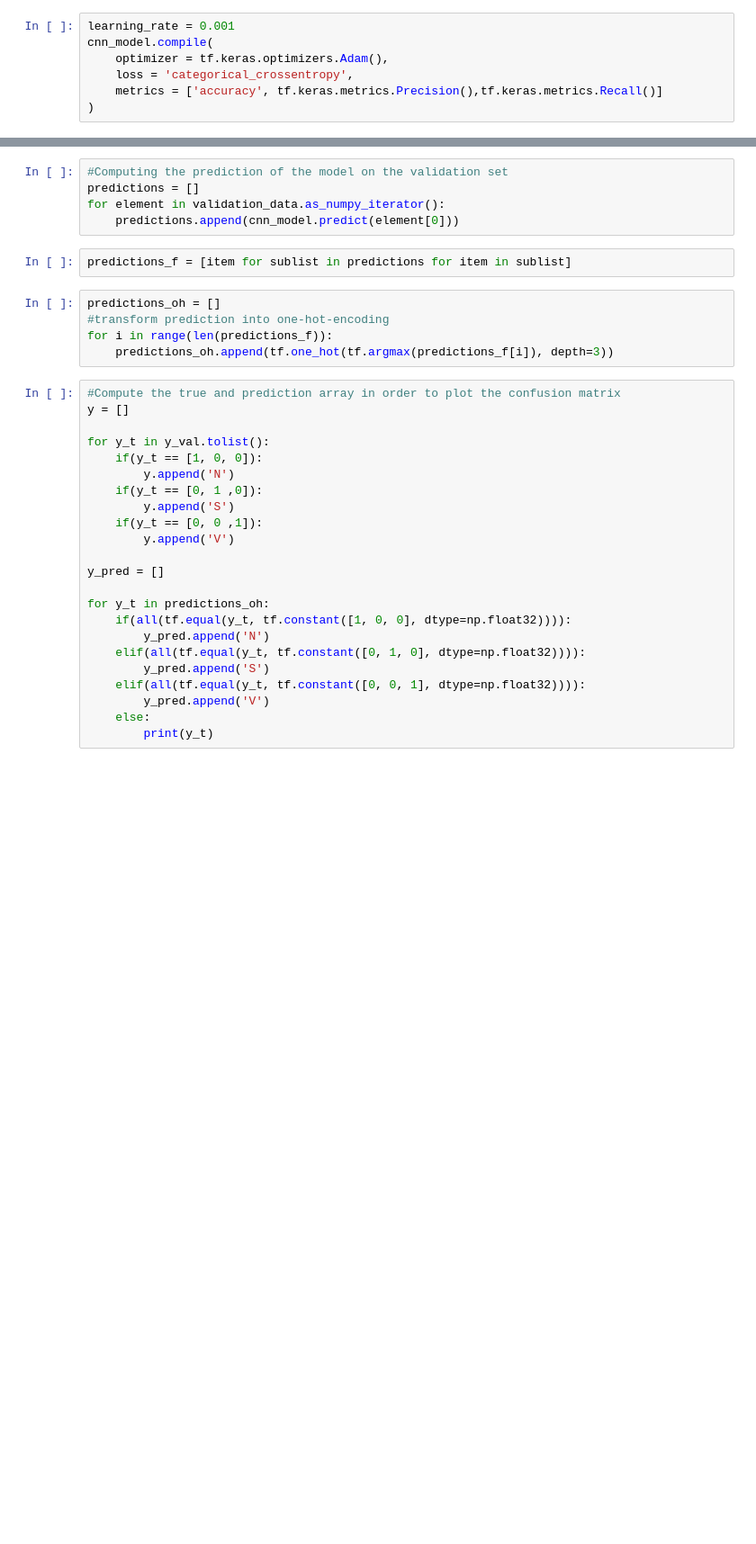
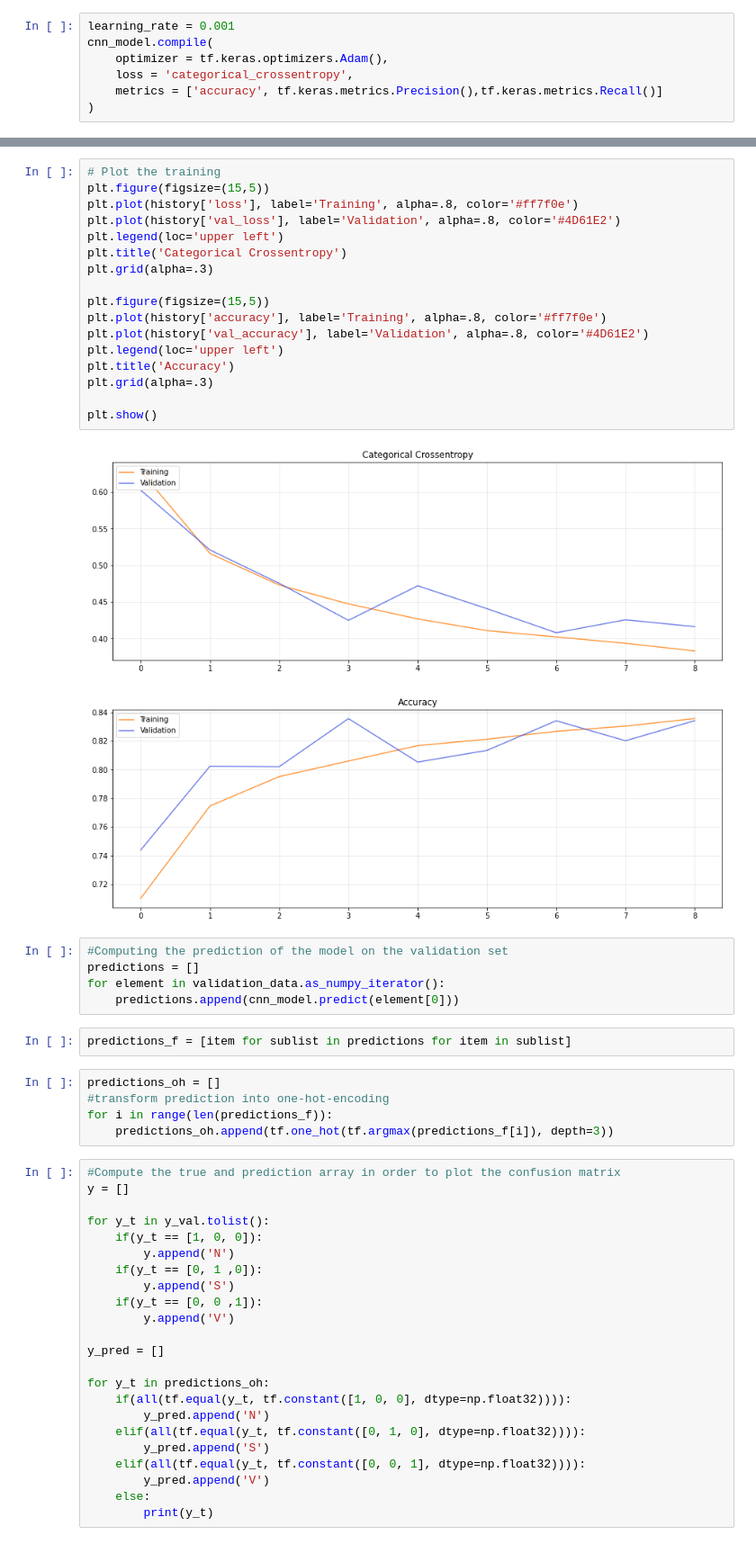
Before and after one commit to romano-francesco/applied-ai-in-biomedicine-ECG-classifier, a Jupyter notebook: Deep_Learning_Approach.ipynb, the cells around one changed output, grey strips where cells are left out. Shown at 90% size. Cells and saved outputs as stored; diff of their text form; blank space fills up the shorter version.

```diff
--- a/Deep_Learning_Approach.ipynb
+++ b/Deep_Learning_Approach.ipynb
@@ -282,3 +350,23 @@ KeyboardInterrupt:
+# %%
+# Plot the training
+plt.figure(figsize=(15,5))
+plt.plot(history['loss'], label='Training', alpha=.8, color='#ff7f0e')
+plt.plot(history['val_loss'], label='Validation', alpha=.8, color='#4D61E2')
+plt.legend(loc='upper left')
+plt.title('Categorical Crossentropy')
+plt.grid(alpha=.3)
+
+plt.figure(figsize=(15,5))
+plt.plot(history['accuracy'], label='Training', alpha=.8, color='#ff7f0e')
+plt.plot(history['val_accuracy'], label='Validation', alpha=.8, color='#4D61E2')
+plt.legend(loc='upper left')
+plt.title('Accuracy')
+plt.grid(alpha=.3)
+
+plt.show()
+# %% [output]
+[figure, added]
+[figure, added]
 # %%
 #Computing the prediction of the model on the validation set
 predictions = []
```
Also changed, not shown: parts of 26 cells of this notebook.
